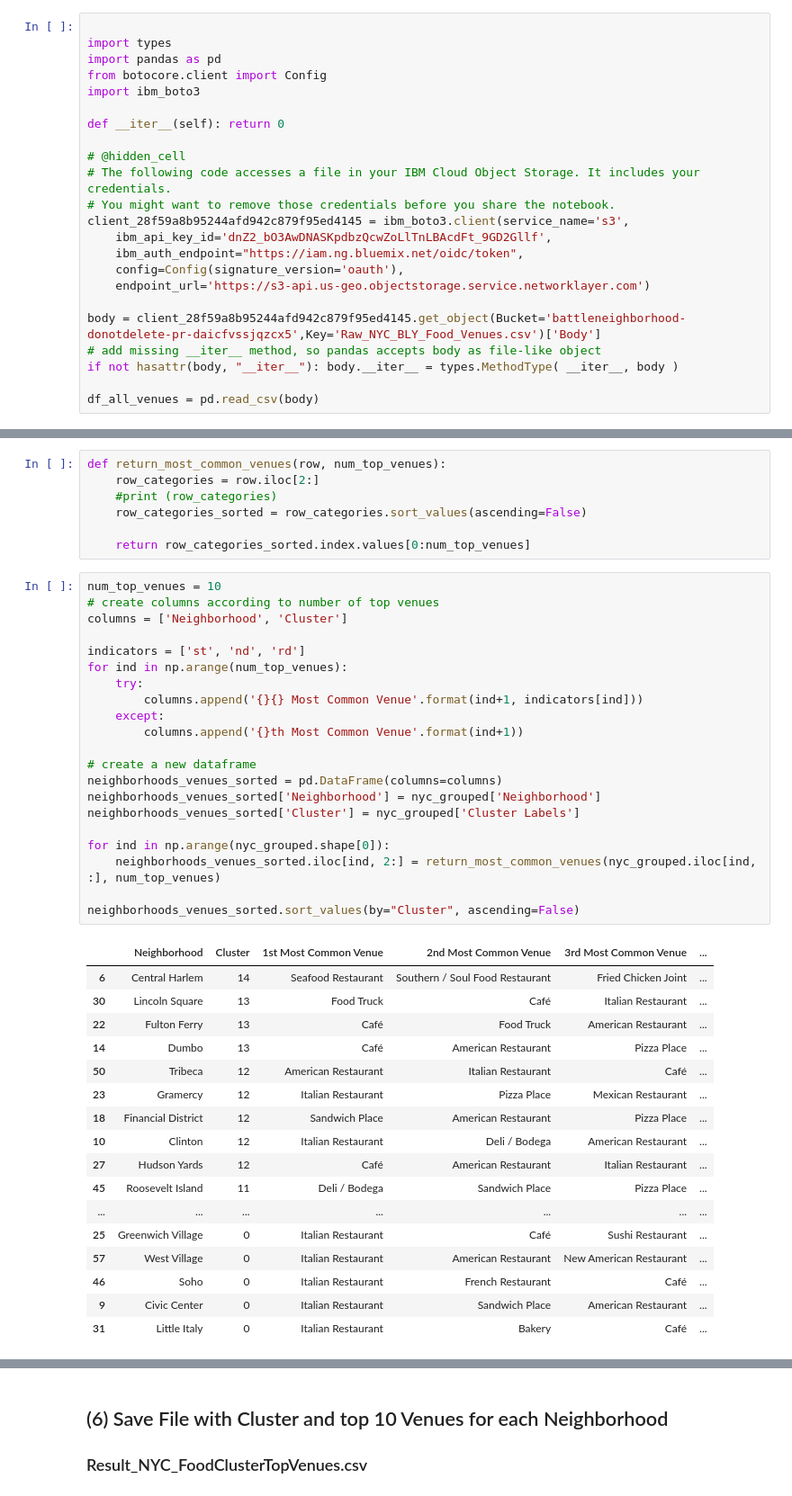
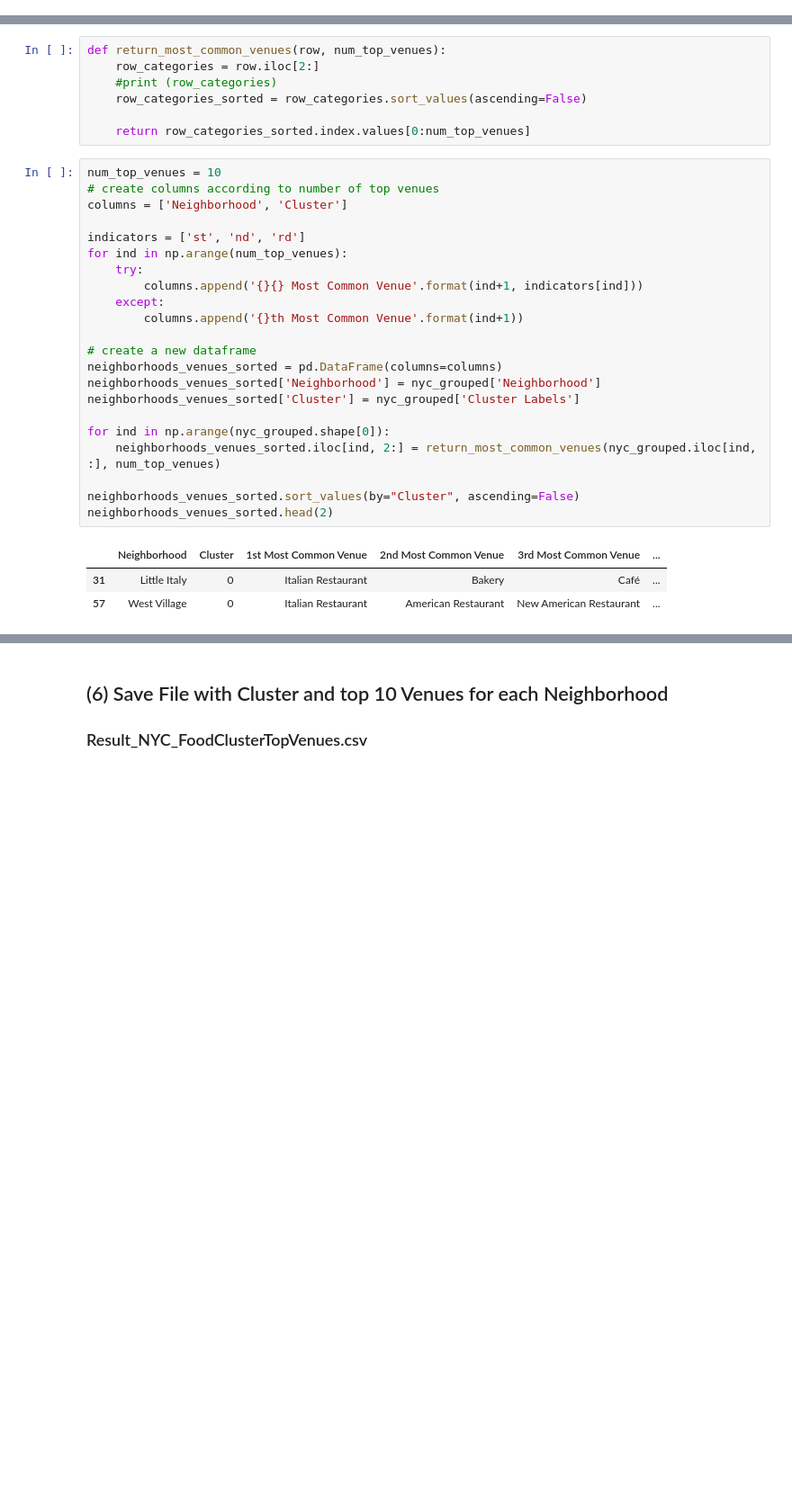
Before and after one commit to ttylau/BattleNeighborhood, a Jupyter notebook: VegRestaurantAnalysis.ipynb, the cells around one changed output, grey strips where cells are left out. Shown at 90% size. Saved outputs shown, nothing was run; the diff lists cells and outputs as text; blank space fills up the shorter version.

Commit message:
Jupiter notebook on Analysis code for selecting Vegetarian Restaurant

```diff
--- a/VegRestaurantAnalysis.ipynb
+++ b/VegRestaurantAnalysis.ipynb
@@ -293,26 +199,3 @@ Name: Venue, dtype: int64
 # %% [markdown]
 ##   (1) Read from file:  All Food Venue by Neighborhood
 ###  Read_NYC_BLY_Food_Venues.csv
-# %%
-
-import types
-import pandas as pd
-from botocore.client import Config
-import ibm_boto3
-
-def __iter__(self): return 0
-
-# @hidden_cell
-# The following code accesses a file in your IBM Cloud Object Storage. It includes your credentials.
-# You might want to remove those credentials before you share the notebook.
-client_28f59a8b95244afd942c879f95ed4145 = ibm_boto3.client(service_name='s3',
-    ibm_api_key_id='dnZ2_bO3AwDNASKpdbzQcwZoLlTnLBAcdFt_9GD2Gllf',
-    ibm_auth_endpoint="https://iam.ng.bluemix.net/oidc/token",
-    config=Config(signature_version='oauth'),
-    endpoint_url='https://s3-api.us-geo.objectstorage.service.networklayer.com')
-
-body = client_28f59a8b95244afd942c879f95ed4145.get_object(Bucket='battleneighborhood-donotdelete-pr-daicfvssjqzcx5',Key='Raw_NYC_BLY_Food_Venues.csv')['Body']
-# add missing __iter__ method, so pandas accepts body as file-like object
-if not hasattr(body, "__iter__"): body.__iter__ = types.MethodType( __iter__, body )
-
-df_all_venues = pd.read_csv(body)
@@ -409,39 +294,26 @@ def return_most_common_venues(row, num_top_venues):
 # %%
 num_top_venues = 10
 # create columns according to number of top venues
 columns = ['Neighborhood', 'Cluster']
 
 indicators = ['st', 'nd', 'rd']
 for ind in np.arange(num_top_venues):
     try:
         columns.append('{}{} Most Common Venue'.format(ind+1, indicators[ind]))
     except:
         columns.append('{}th Most Common Venue'.format(ind+1))
 
 # create a new dataframe
 neighborhoods_venues_sorted = pd.DataFrame(columns=columns)
 neighborhoods_venues_sorted['Neighborhood'] = nyc_grouped['Neighborhood']
 neighborhoods_venues_sorted['Cluster'] = nyc_grouped['Cluster Labels']
 
 for ind in np.arange(nyc_grouped.shape[0]):
     neighborhoods_venues_sorted.iloc[ind, 2:] = return_most_common_venues(nyc_grouped.iloc[ind, :], num_top_venues)
 
 neighborhoods_venues_sorted.sort_values(by="Cluster", ascending=False)
+neighborhoods_venues_sorted.head(2)
 # %% [output]
 |  | Neighborhood | Cluster | 1st Most Common Venue | 2nd Most Common Venue | 3rd Most Common Venue | ... |
-| 6 | Central Harlem | 14 | Seafood Restaurant | Southern / Soul Food Restaurant | Fried Chicken Joint | ... |
-| 30 | Lincoln Square | 13 | Food Truck | Café | Italian Restaurant | ... |
-| 22 | Fulton Ferry | 13 | Café | Food Truck | American Restaurant | ... |
-| 14 | Dumbo | 13 | Café | American Restaurant | Pizza Place | ... |
-| 50 | Tribeca | 12 | American Restaurant | Italian Restaurant | Café | ... |
-| 23 | Gramercy | 12 | Italian Restaurant | Pizza Place | Mexican Restaurant | ... |
-| 18 | Financial District | 12 | Sandwich Place | American Restaurant | Pizza Place | ... |
-| 10 | Clinton | 12 | Italian Restaurant | Deli / Bodega | American Restaurant | ... |
-| 27 | Hudson Yards | 12 | Café | American Restaurant | Italian Restaurant | ... |
-| 45 | Roosevelt Island | 11 | Deli / Bodega | Sandwich Place | Pizza Place | ... |
-| ... | ... | ... | ... | ... | ... | ... |
-| 25 | Greenwich Village | 0 | Italian Restaurant | Café | Sushi Restaurant | ... |
+| 31 | Little Italy | 0 | Italian Restaurant | Bakery | Café | ... |
 | 57 | West Village | 0 | Italian Restaurant | American Restaurant | New American Restaurant | ... |
-| 46 | Soho | 0 | Italian Restaurant | French Restaurant | Café | ... |
-| 9 | Civic Center | 0 | Italian Restaurant | Sandwich Place | American Restaurant | ... |
-| 31 | Little Italy | 0 | Italian Restaurant | Bakery | Café | ... |
```
Also changed, not shown: parts of 19 cells of this notebook.
